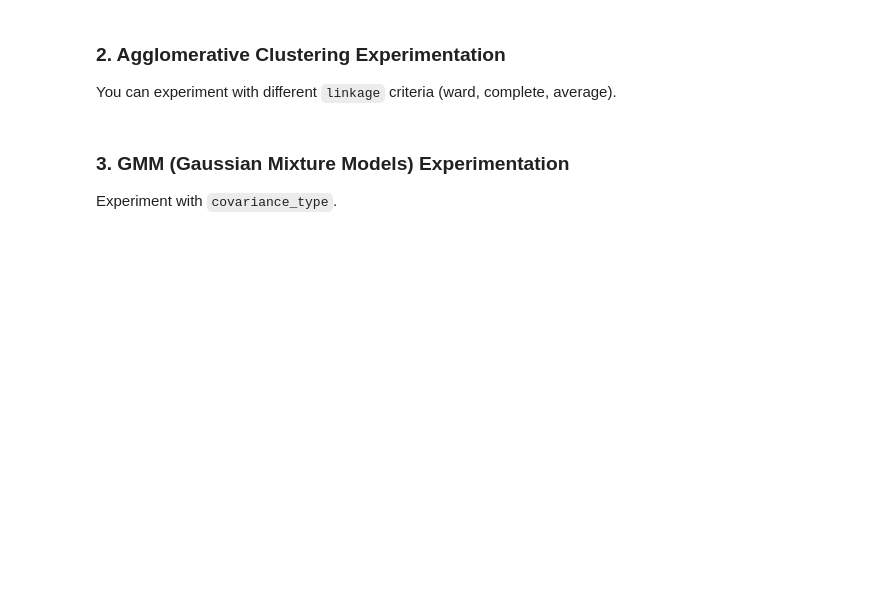
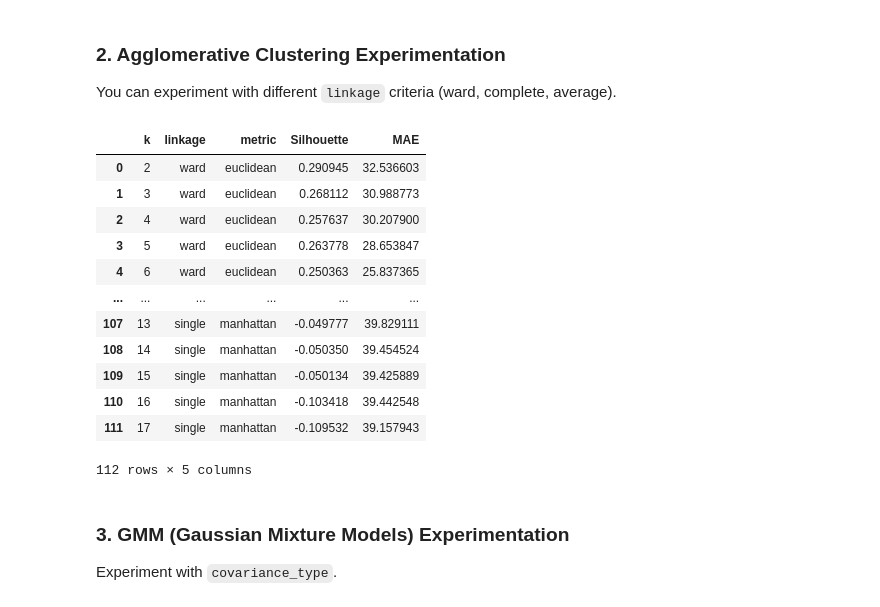
Before and after one commit to martinroth25/ai_transportation_course, a Jupyter notebook: Exercise_5_Clustering/exercise_5_clustering.ipynb, the cells around one changed output. Cells and saved outputs as stored; diff of their text form; code cells hidden in the pictures; blank space fills up the shorter version.

```diff
--- a/Exercise_5_Clustering/exercise_5_clustering.ipynb
+++ b/Exercise_5_Clustering/exercise_5_clustering.ipynb
@@ -878,3 +866,70 @@ display(pd.DataFrame(results_agg))
+# %%
+results_agg = []
+linkage_types = ['ward', 'complete', 'average', 'single']
+metric_types = ['euclidean', 'manhattan'] # Using a subset of metrics for clarity and to avoid common errors.
+
+for linkage_type in linkage_types:
+    for metric_type in metric_types:
+        # Ward linkage only supports Euclidean distance
+        if linkage_type == 'ward' and metric_type != 'euclidean':
+            continue
+
+        try:
+            for k in range(2, 18):
+                model = AgglomerativeClustering(n_clusters=k, metric=metric_type, linkage=linkage_type).fit(vectorized_day_dataset_no_nans)
+                labels = model.labels_
+
+                unique_labels = np.unique(labels)
+                # Filter out -1 label if present (DBSCAN behavior, but good to be robust)
+                unique_labels = unique_labels[unique_labels != -1]
+
+                if len(unique_labels) < 2:
+                    s_score = np.nan # Cannot calculate silhouette for less than 2 clusters
+                    mae_val = np.nan
+                else:
+                    s_score = silhouette_score(vectorized_day_dataset_no_nans, labels)
+                    centroids_list = [np.mean(vectorized_day_dataset_no_nans[labels == l], axis=0).reshape(1, -1) for l in unique_labels]
+
+                    total_mae = 0
+                    prediction_counts = 0
+                    for i_eval in range(ndays_eval_not_nans):
+                        for j in range(n_past_intervals_for_classification, nintvals - 1):
+                            # The find_the_closest_centroid function as currently implemented compares entire day profiles.
+                            # For consistency with the existing notebook logic, we pass the full day for classification.
+                            idx = find_the_closest_centroid(centroids_list, vectorized_day_dataset_no_nans_eval[i_eval].reshape(1, nintvals), j - n_past_intervals_for_classification, j)
+                            predicted_value = centroids_list[idx][0, j + 1]
+                            actual_value = vectorized_day_dataset_no_nans_eval[i_eval][j + 1]
+
+                            if np.isnan(predicted_value) or np.isnan(actual_value):
+                                continue # Skip if either value is NaN
+
+                            total_mae += abs(predicted_value - actual_value)
+                            prediction_counts += 1
+
+                    mae_val = total_mae / prediction_counts if prediction_counts > 0 else np.nan
+
+                results_agg.append({'k': k, 'linkage': linkage_type, 'metric': metric_type, 'Silhouette': s_score, 'MAE': mae_val})
+
+        except Exception as e:
+            print(f"Error with Agglomerative k={k}, linkage={linkage_type}, metric={metric_type}: {e}")
+            # Append an entry with nan MAE/Silhouette for this failed combination
+            results_agg.append({'k': k, 'linkage': linkage_type, 'metric': metric_type, 'Silhouette': np.nan, 'MAE': np.nan})
+
+display(pd.DataFrame(results_agg))
+# %% [output]
+|  | k | linkage | metric | Silhouette | MAE |
+| 0 | 2 | ward | euclidean | 0.290945 | 32.536603 |
+| 1 | 3 | ward | euclidean | 0.268112 | 30.988773 |
+| 2 | 4 | ward | euclidean | 0.257637 | 30.207900 |
+| 3 | 5 | ward | euclidean | 0.263778 | 28.653847 |
+| 4 | 6 | ward | euclidean | 0.250363 | 25.837365 |
+| ... | ... | ... | ... | ... | ... |
+| 107 | 13 | single | manhattan | -0.049777 | 39.829111 |
+| 108 | 14 | single | manhattan | -0.050350 | 39.454524 |
+| 109 | 15 | single | manhattan | -0.050134 | 39.425889 |
+| 110 | 16 | single | manhattan | -0.103418 | 39.442548 |
+| 111 | 17 | single | manhattan | -0.109532 | 39.157943 |
+112 rows × 5 columns
 # %% [markdown]
 ### 3. GMM (Gaussian Mixture Models) Experimentation
 Experiment with `covariance_type`.
```
Also changed, not shown: parts of 10 cells of this notebook.
